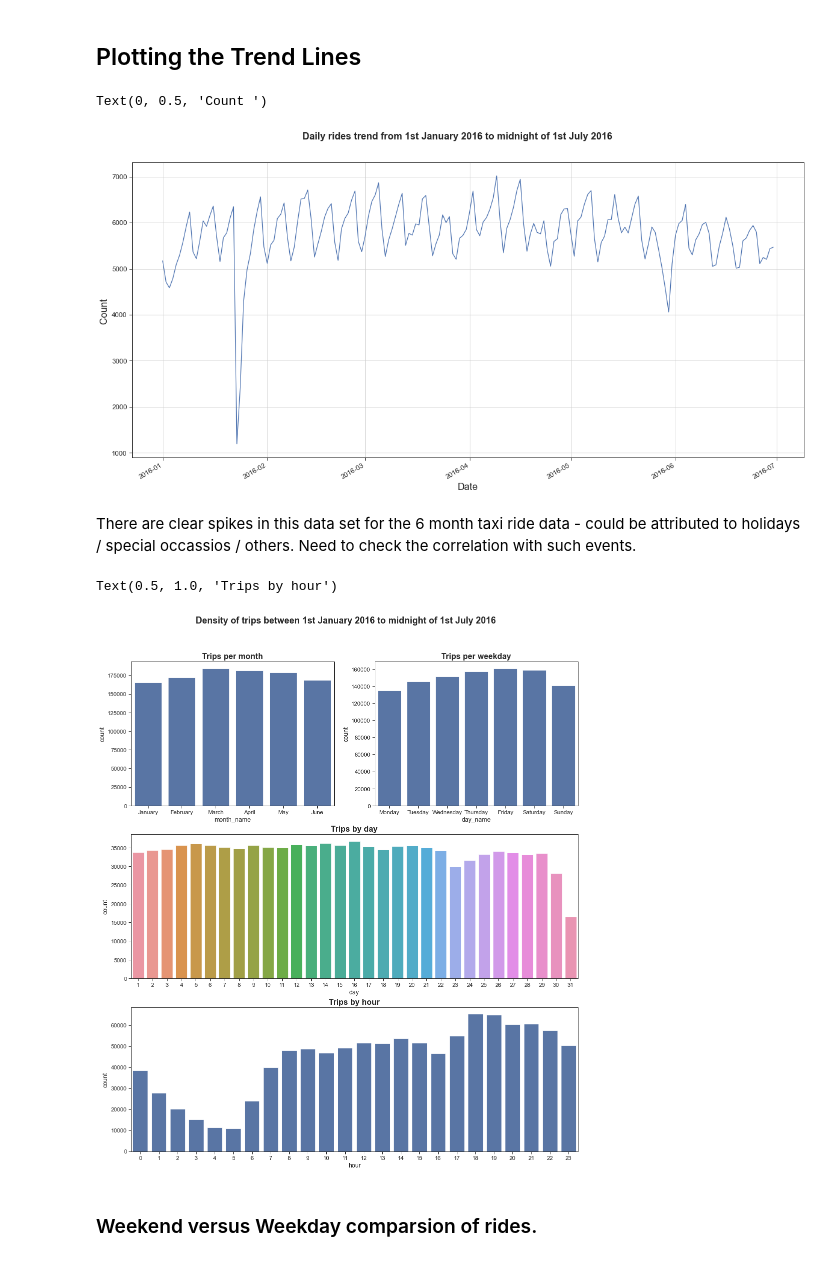
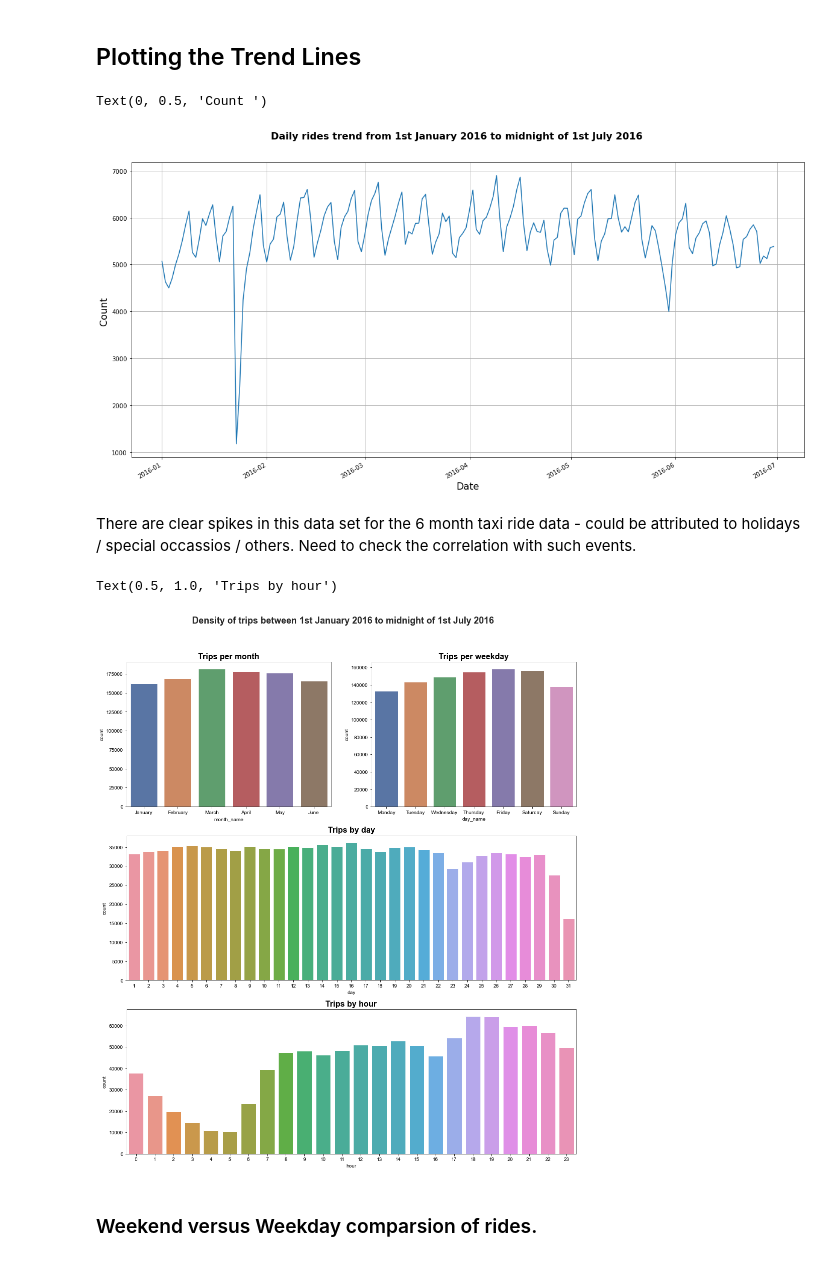
Before and after one commit to shwetanaren/Data-Product-Mgmt, a Jupyter notebook: 3. Datetime_manipulation_visualisation.ipynb, the cells around one changed output. Saved outputs shown, nothing was run; the diff lists cells and outputs as text; code cells hidden in the pictures.

```diff
--- a/3. Datetime_manipulation_visualisation.ipynb
+++ b/3. Datetime_manipulation_visualisation.ipynb
@@ -31,7 +31,7 @@ Seaborn version: 0.11.1
 # %% [markdown]
 ### Reading the data
 # %%
-df = pd.read_csv('./data/2_additional_col_set.csv')
+df = pd.read_csv('./data/2_new_features_outliers_removed.csv')
 # %%
 df.columns
 # %% [output]
@@ -142,7 +143,7 @@ ax.set_xlabel('Date', fontsize=16)
 ax.set_ylabel('Count ', fontsize=16)
 # %% [output]
 Text(0, 0.5, 'Count ')
-[figure, old version]
+[figure, new version]
 # %% [markdown]
 There are clear spikes in this data set for the 6 month taxi ride data - could be attributed to holidays / special occassios / others. Need to check the correlation with such events.
 # %%
@@ -152,41 +153,41 @@ fig = plt.figure(figsize=(16,18))
 ax1=fig.add_subplot(321)
 ax2=fig.add_subplot(322)
 ax3=fig.add_subplot(312)
 ax4=fig.add_subplot(313)
 
 #setting the styles
 from matplotlib import style
 
 #styles
-style.use('ggplot')
-sns.set_theme(style="whitegrid")
-sns.set_style("ticks")
-sns.set_context("paper", font_scale = 1.3,)
+# style.use('ggplot')
+sns.set_theme()
+# sns.set_style("ticks")
+# sns.set_context("paper", font_scale = 1.3,)
 
 fig.suptitle('Density of trips between 1st January 2016 to midnight of 1st July 2016 ',fontsize='18', weight='bold',y=0.95)
 
 #plot1
 
-sns.countplot(x='month_name', data=df, ax=ax1, color='b')
+sns.countplot(x='month_name', data=df, ax=ax1) #color='b'
 ax1.set_title('Trips per month', fontsize='16',weight='bold')
 
 #plot2
 
-sns.countplot(x='day_name', data=df, ax=ax2, color='b')
+sns.countplot(x='day_name', data=df, ax=ax2) #color='b'
 ax2.set_title('Trips per weekday',fontsize='16',weight='bold')
 
 #plot3
 
 sns.countplot(x='day', data=df, ax=ax3)
 ax3.set_title('Trips by day',fontsize='16',weight='bold')
 
 #plot4
 
-sns.countplot(x='hour', data=df, ax=ax4, color='C0')
+sns.countplot(x='hour', data=df, ax=ax4) #color='C0'
 ax4.set_title('Trips by hour',fontsize='16', weight='bold')
 # %% [output]
 Text(0.5, 1.0, 'Trips by hour')
-[figure, old version]
+[figure, new version]
 # %% [markdown]
 ### Weekend versus Weekday comparsion of rides.
 # %%
```
Also changed, not shown: parts of 9 cells of this notebook, 2 other files.
